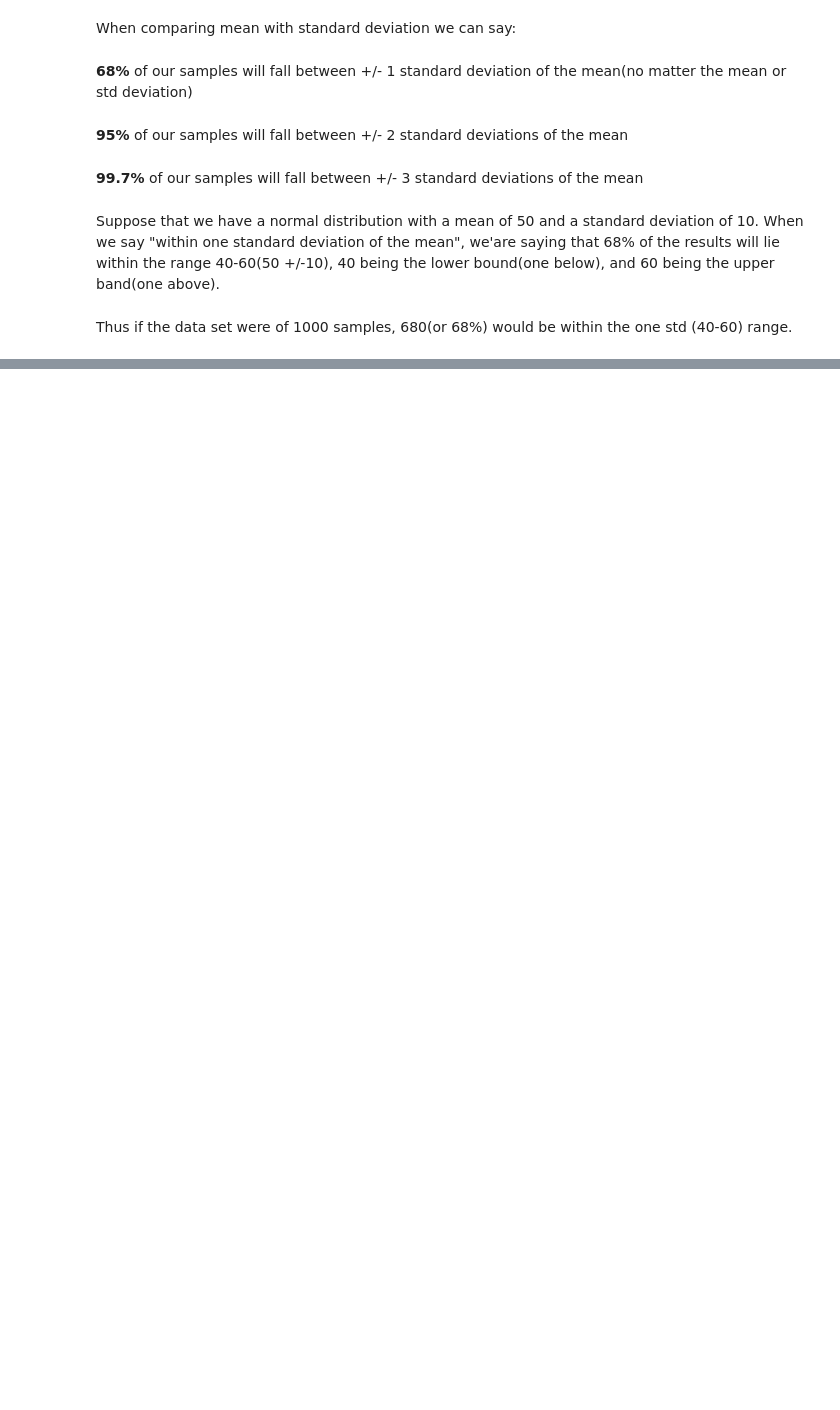
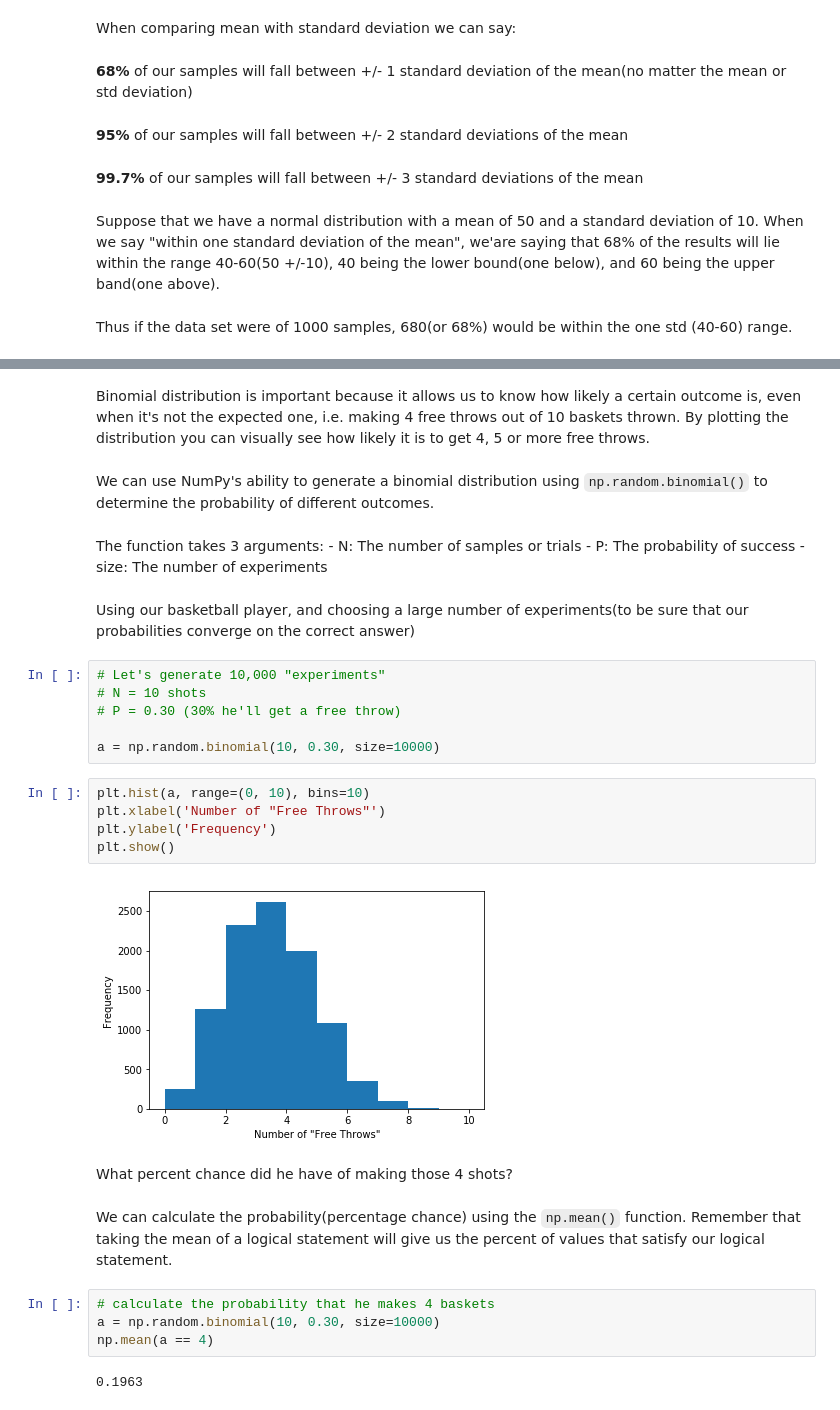
Before and after one commit to TheBoyMoe/DataScience-Repo, a Jupyter notebook: CodeAcademy-Data-Science/03-NumPy/notes/04-statistical-distributions-with-numpy.ipynb, the cells around one changed output, grey strips where cells are left out. Saved outputs shown, nothing was run; the diff lists cells and outputs as text; blank space fills up the shorter version.

Commit message:
review bimomial distribution

```diff
--- a/CodeAcademy-Data-Science/03-NumPy/notes/04-statistical-distributions-with-numpy.ipynb
+++ b/CodeAcademy-Data-Science/03-NumPy/notes/04-statistical-distributions-with-numpy.ipynb
@@ -129,0 +136,34 @@ Thus if the data set were of 1000 samples, 680(or 68%) would be within the one s
+# %% [markdown]
+Binomial distribution is important because it allows us to know how likely a certain outcome is, even when it's not the expected one, i.e. making 4 free throws out of 10 baskets thrown. By plotting the distribution you can visually see how likely it is to get 4, 5 or more free throws.
+# %% [markdown]
+We can use NumPy's ability to generate a binomial distribution using `np.random.binomial()` to determine the probability of different outcomes.
+# %% [markdown]
+The function takes 3 arguments:
+    - N: The number of samples or trials
+    - P: The probability of success
+    - size: The number of experiments
+# %% [markdown]
+Using our basketball player, and choosing a large number of experiments(to be sure that our probabilities converge on the correct answer)
+# %%
+# Let's generate 10,000 "experiments"
+# N = 10 shots
+# P = 0.30 (30% he'll get a free throw)
+
+a = np.random.binomial(10, 0.30, size=10000)
+# %%
+plt.hist(a, range=(0, 10), bins=10)
+plt.xlabel('Number of "Free Throws"')
+plt.ylabel('Frequency')
+plt.show()
+# %% [output]
+[figure, added]
+# %% [markdown]
+What percent chance did he have of making those 4 shots?
+# %% [markdown]
+We can calculate the probability(percentage chance) using the `np.mean()` function. Remember that taking the mean of a logical statement will give us the percent of values that satisfy our logical statement.
+# %%
+# calculate the probability that he makes 4 baskets
+a = np.random.binomial(10, 0.30, size=10000)
+np.mean(a == 4)
+# %% [output]
+0.1963
```
Also changed, not shown: parts of 26 cells of this notebook.
